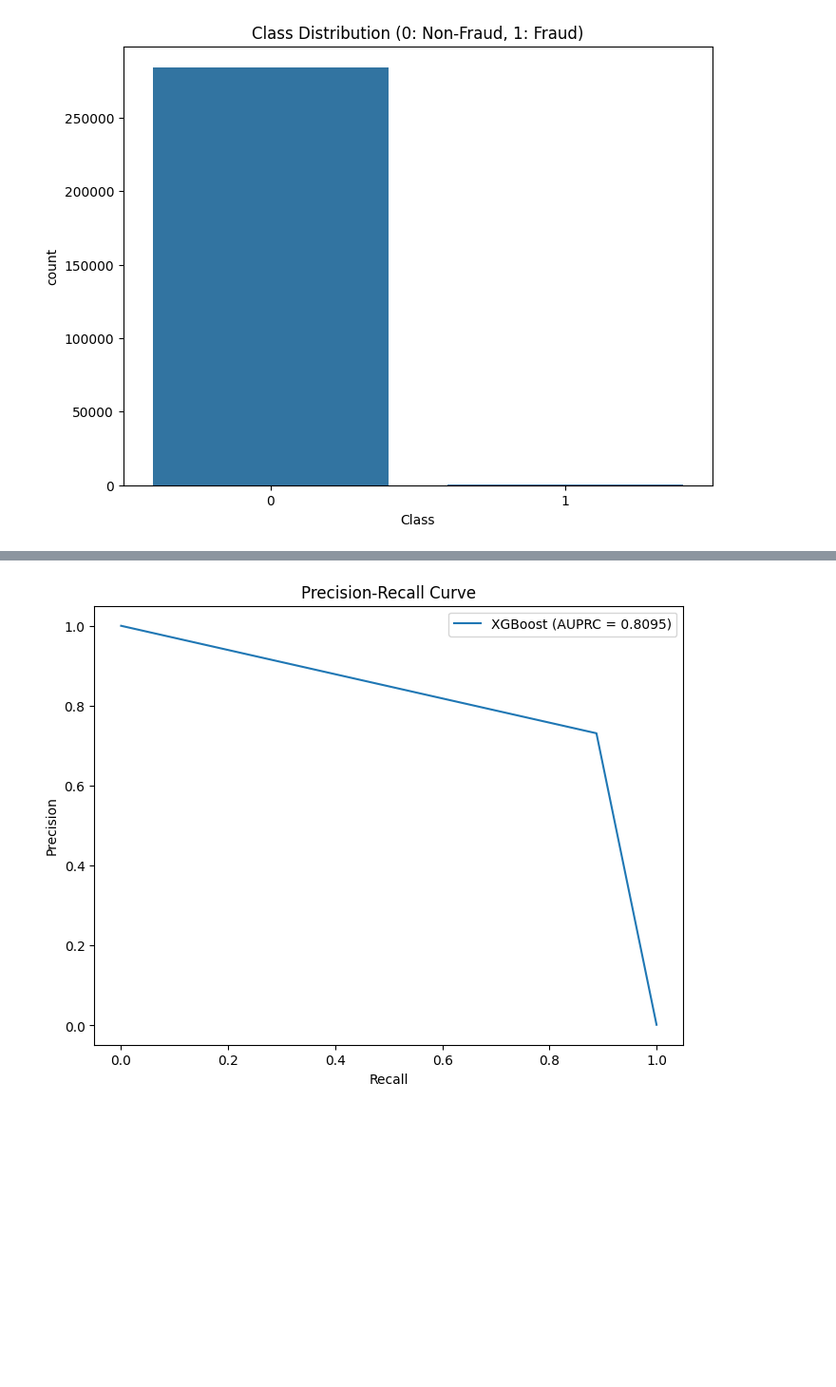
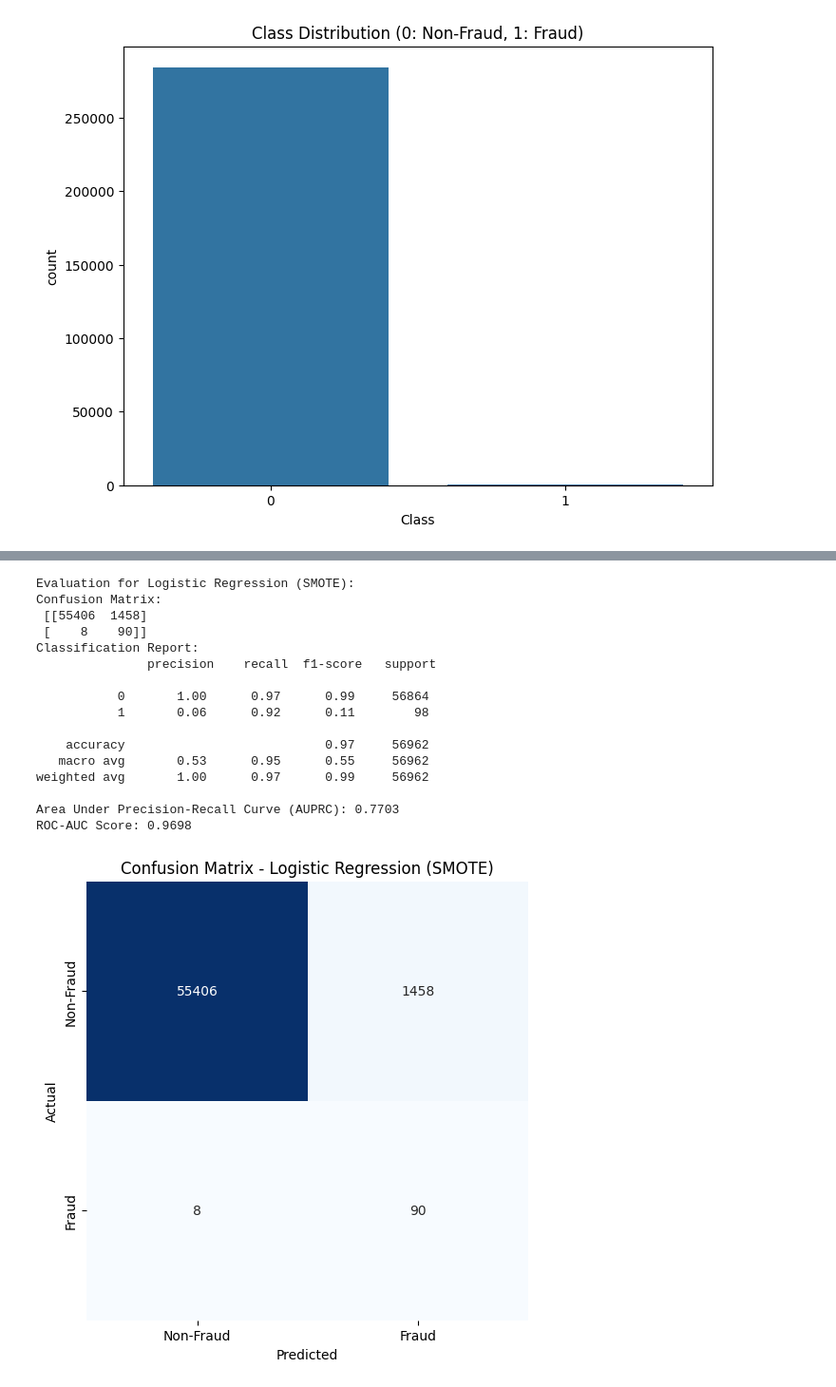
Before and after one commit to GrE3lzzz/Gittea, a Jupyter notebook: My_Paypal.ipynb, the cells around one changed output, grey strips where cells are left out. Shown at 95% size. Saved outputs shown, nothing was run; the diff lists cells and outputs as text; code cells hidden in the pictures; blank space fills up the shorter version.

```diff
--- a/My_Paypal.ipynb
+++ b/My_Paypal.ipynb
@@ -119,6 +74,9 @@ y = data["Class"]
 # Train-test split
 X_train, X_test, y_train, y_test = train_test_split(X, y, test_size=0.2, random_state=42, stratify=y)
 
-# Handle class imbalance using SMOTE
+# Handle class imbalance using SMOTE and Random Under-Sampling
 smote = SMOTE(random_state=42)
-X_train_res, y_train_res = smote.fit_resample(X_train, y_train)
+rus = RandomUnderSampler(random_state=42)
+
+X_train_smote, y_train_smote = smote.fit_resample(X_train, y_train)
+X_train_rus, y_train_rus = rus.fit_resample(X_train, y_train)
@@ -143,26 +83,18 @@ y_pred_xgb = xgb.predict(X_test)
 # %%
-# Model Evaluation
-def evaluate_model(y_true, y_pred, model_name):
-    """
-    Evaluates the model using classification report, AUPRC, and confusion matrix.
-
-    Parameters:
-        y_true (array): True labels.
-        y_pred (array): Predicted labels.
-        model_name (str): Name of the model for reporting.
-    """
+# Function to evaluate the model
+def evaluate_model(y_true, y_pred, y_proba, model_name):
     print(f"Evaluation for {model_name}:")
     print("Confusion Matrix:\n", confusion_matrix(y_true, y_pred))
     print("Classification Report:\n", classification_report(y_true, y_pred))
-    precision, recall, _ = precision_recall_curve(y_true, y_pred)
+
+    # Precision-Recall Curve
+    precision, recall, _ = precision_recall_curve(y_true, y_proba)
     auprc = auc(recall, precision)
     print(f"Area Under Precision-Recall Curve (AUPRC): {auprc:.4f}")
-    print("\n" + "=" * 50 + "\n")
+
+    # ROC-AUC Score
+    roc_auc = roc_auc_score(y_true, y_proba)
+    print(f"ROC-AUC Score: {roc_auc:.4f}")
 
     # Plot confusion matrix
     plot_confusion_matrix(y_true, y_pred, model_name)
-
-# Evaluate all models
-evaluate_model(y_test, y_pred_log_reg, "Logistic Regression")
-evaluate_model(y_test, y_pred_rf, "Random Forest")
-evaluate_model(y_test, y_pred_xgb, "XGBoost")
@@ -224,12 +100,0 @@ Area Under Precision-Recall Curve (AUPRC): 0.8095
-# %%
-# Plot Precision-Recall Curve for the best model
-precision, recall, _ = precision_recall_curve(y_test, y_pred_xgb)
-plt.figure(figsize=(8, 6))
-plt.plot(recall, precision, label=f"XGBoost (AUPRC = {auc(recall, precision):.4f})")
-plt.xlabel("Recall")
-plt.ylabel("Precision")
-plt.title("Precision-Recall Curve")
-plt.legend()
-plt.show()
-# %% [output]
-[figure, removed]
@@ -235,0 +113,25 @@ plt.show()
+# %%
+# Logistic Regression (Baseline with SMOTE)
+log_reg = LogisticRegression(random_state=42, max_iter=1000)
+log_reg.fit(X_train_smote, y_train_smote)
+y_pred_log_reg = log_reg.predict(X_test)
+y_proba_log_reg = log_reg.predict_proba(X_test)[:, 1]
+evaluate_model(y_test, y_pred_log_reg, y_proba_log_reg, "Logistic Regression (SMOTE)")
+# %% [output]
+Evaluation for Logistic Regression (SMOTE):
+Confusion Matrix:
+ [[55406  1458]
+ [    8    90]]
+Classification Report:
+               precision    recall  f1-score   support
+
+           0       1.00      0.97      0.99     56864
+           1       0.06      0.92      0.11        98
+
+    accuracy                           0.97     56962
+   macro avg       0.53      0.95      0.55     56962
+weighted avg       1.00      0.97      0.99     56962
+
+Area Under Precision-Recall Curve (AUPRC): 0.7703
+ROC-AUC Score: 0.9698
+[figure, added]
```
Also changed, not shown: parts of 18 cells of this notebook.
